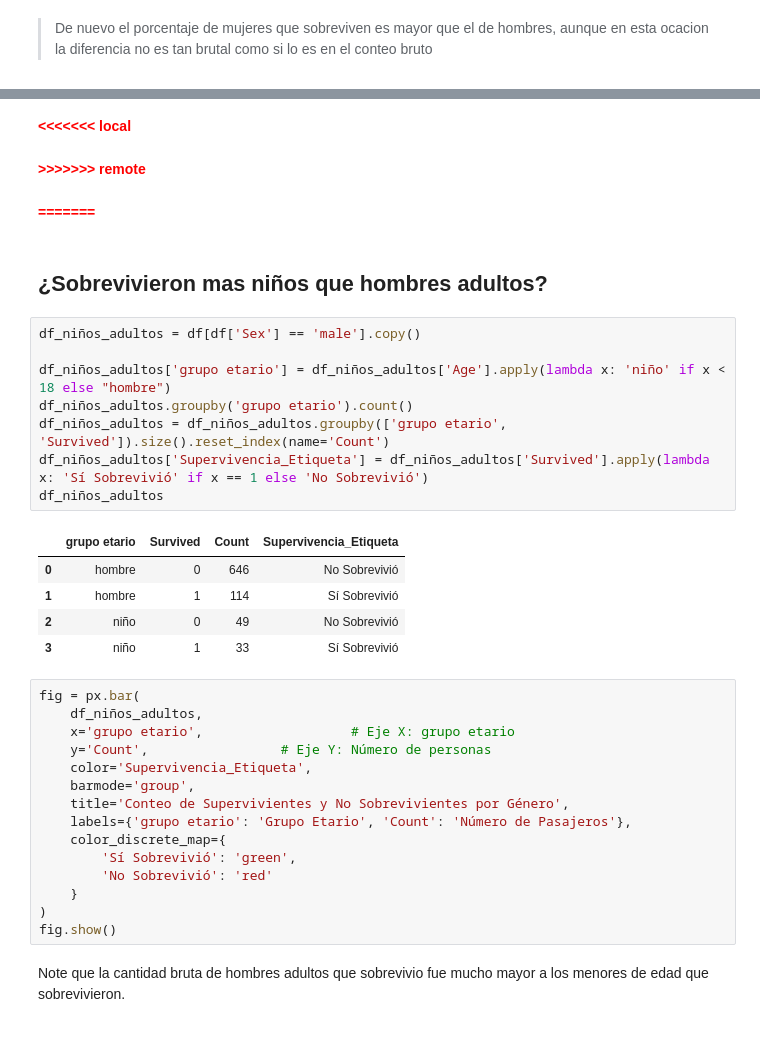
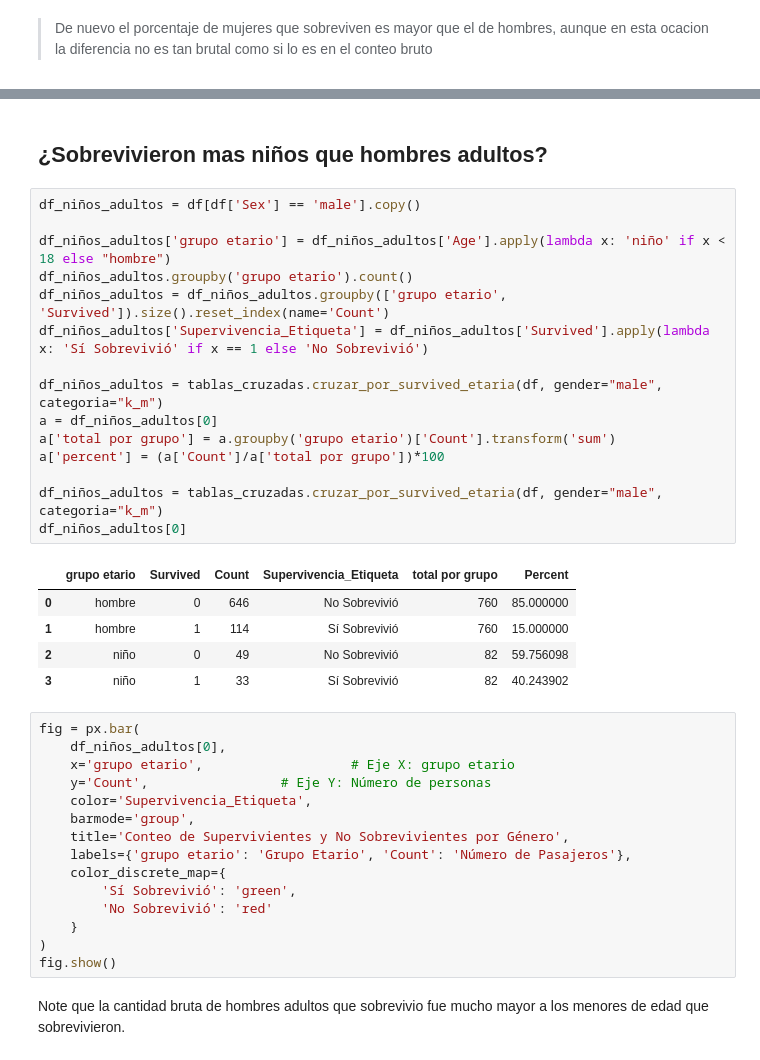
Before and after one commit to juanpablocarrillohortua/taller-pandas-titanic-grupo-1, a Jupyter notebook: notebooks/proyecto titanic.ipynb, the cells around one changed output, grey strips where cells are left out. Cells and saved outputs as stored; diff of their text form.

```diff
--- a/notebooks/proyecto titanic.ipynb
+++ b/notebooks/proyecto titanic.ipynb
@@ -1025,30 +940,31 @@ exportar_tabla(df_grouped, "supervivencia_por_genero")
 # %% [output]
 El archivo 'supervivencia_por_genero.csv' ya existe en d:\Uexternado\Segundo Semestre\Programacion 2\titanic-pandas-proyecto\notebooks\..\outputs\tablas. No se exportó.
-# %% [markdown]
-<span style="color:red"><b><<<<<<< local</b></span>
-# %% [markdown]
-<span style="color:red"><b>>>>>>>> remote</b></span>
-# %% [markdown]
-<span style="color:red"><b>=======</b></span>
 # %% [markdown]
 ## ¿Sobrevivieron mas niños que hombres adultos?
 # %%
 df_niños_adultos = df[df['Sex'] == 'male'].copy()
 
 df_niños_adultos['grupo etario'] = df_niños_adultos['Age'].apply(lambda x: 'niño' if x < 18 else "hombre")
 df_niños_adultos.groupby('grupo etario').count()
 df_niños_adultos = df_niños_adultos.groupby(['grupo etario', 'Survived']).size().reset_index(name='Count')
 df_niños_adultos['Supervivencia_Etiqueta'] = df_niños_adultos['Survived'].apply(lambda x: 'Sí Sobrevivió' if x == 1 else 'No Sobrevivió')
-df_niños_adultos
+
+df_niños_adultos = tablas_cruzadas.cruzar_por_survived_etaria(df, gender="male", categoria="k_m")
+a = df_niños_adultos[0]
+a['total por grupo'] = a.groupby('grupo etario')['Count'].transform('sum')
+a['percent'] = (a['Count']/a['total por grupo'])*100
+
+df_niños_adultos = tablas_cruzadas.cruzar_por_survived_etaria(df, gender="male", categoria="k_m")
+df_niños_adultos[0]
 # %% [output]
-|  | grupo etario | Survived | Count | Supervivencia_Etiqueta |
-| 0 | hombre | 0 | 646 | No Sobrevivió |
-| 1 | hombre | 1 | 114 | Sí Sobrevivió |
-| 2 | niño | 0 | 49 | No Sobrevivió |
-| 3 | niño | 1 | 33 | Sí Sobrevivió |
+|  | grupo etario | Survived | Count | Supervivencia_Etiqueta | total por grupo | Percent |
+| 0 | hombre | 0 | 646 | No Sobrevivió | 760 | 85.000000 |
+| 1 | hombre | 1 | 114 | Sí Sobrevivió | 760 | 15.000000 |
+| 2 | niño | 0 | 49 | No Sobrevivió | 82 | 59.756098 |
+| 3 | niño | 1 | 33 | Sí Sobrevivió | 82 | 40.243902 |
 # %%
 fig = px.bar(
-    df_niños_adultos,
+    df_niños_adultos[0],
     x='grupo etario',                   # Eje X: grupo etario
     y='Count',                 # Eje Y: Número de personas
     color='Supervivencia_Etiqueta',
```
Also changed, not shown: parts of 44 cells of this notebook, 2 other files.
